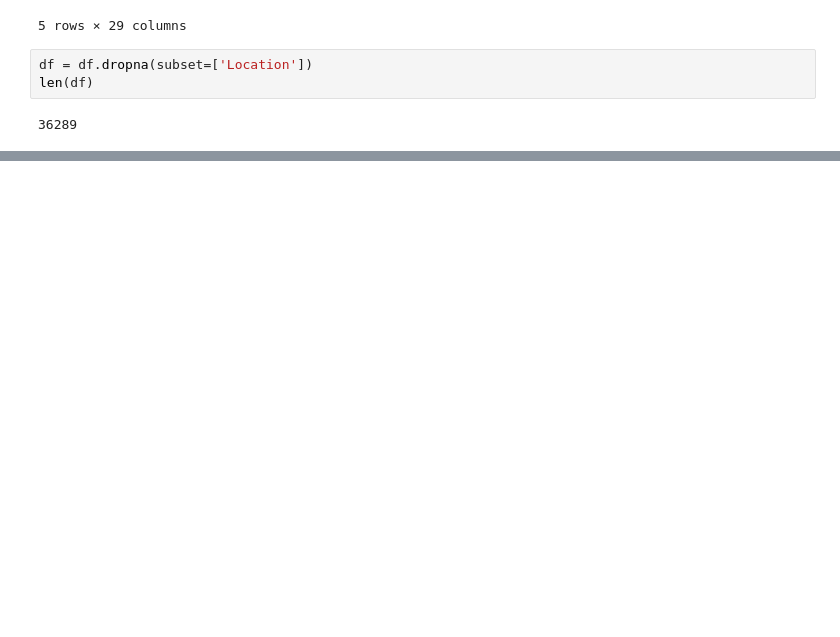
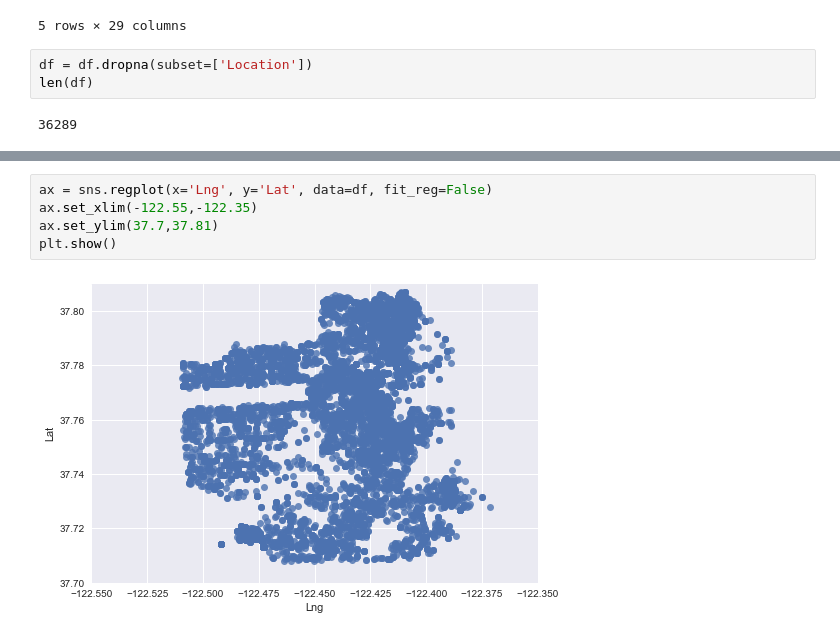
Before and after one commit to Jkremr/evictions-home-values, a Jupyter notebook: evictions-home-values.ipynb, the cells around one changed output, grey strips where cells are left out. Saved outputs shown, nothing was run; the diff lists cells and outputs as text; blank space fills up the shorter version.

```diff
--- a/evictions-home-values.ipynb
+++ b/evictions-home-values.ipynb
@@ -146 +205,8 @@ grouped
+# %%
+ax = sns.regplot(x='Lng', y='Lat', data=df, fit_reg=False)
+ax.set_xlim(-122.55,-122.35)
+ax.set_ylim(37.7,37.81)
+plt.show()
+# %% [output]
+[figure, added]
 # %%
```
Also changed, not shown: parts of 11 cells of this notebook.
